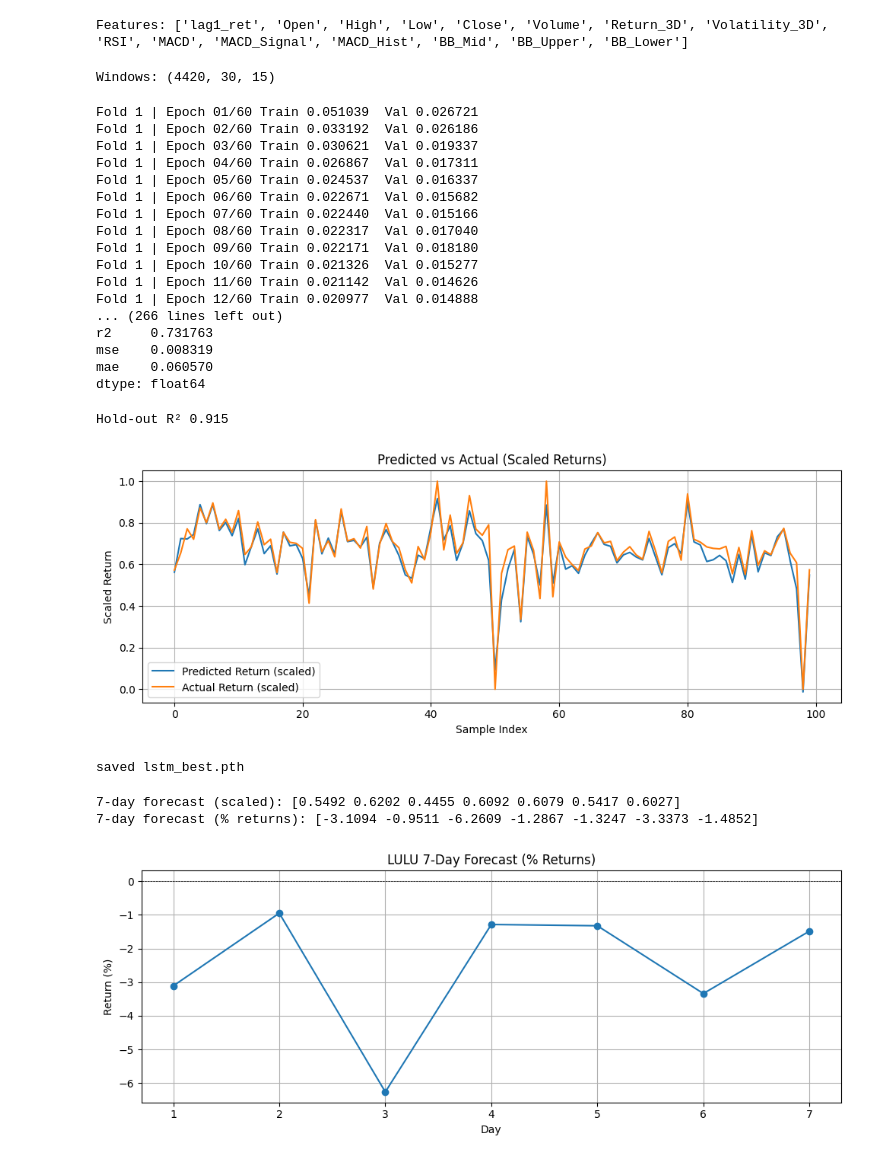
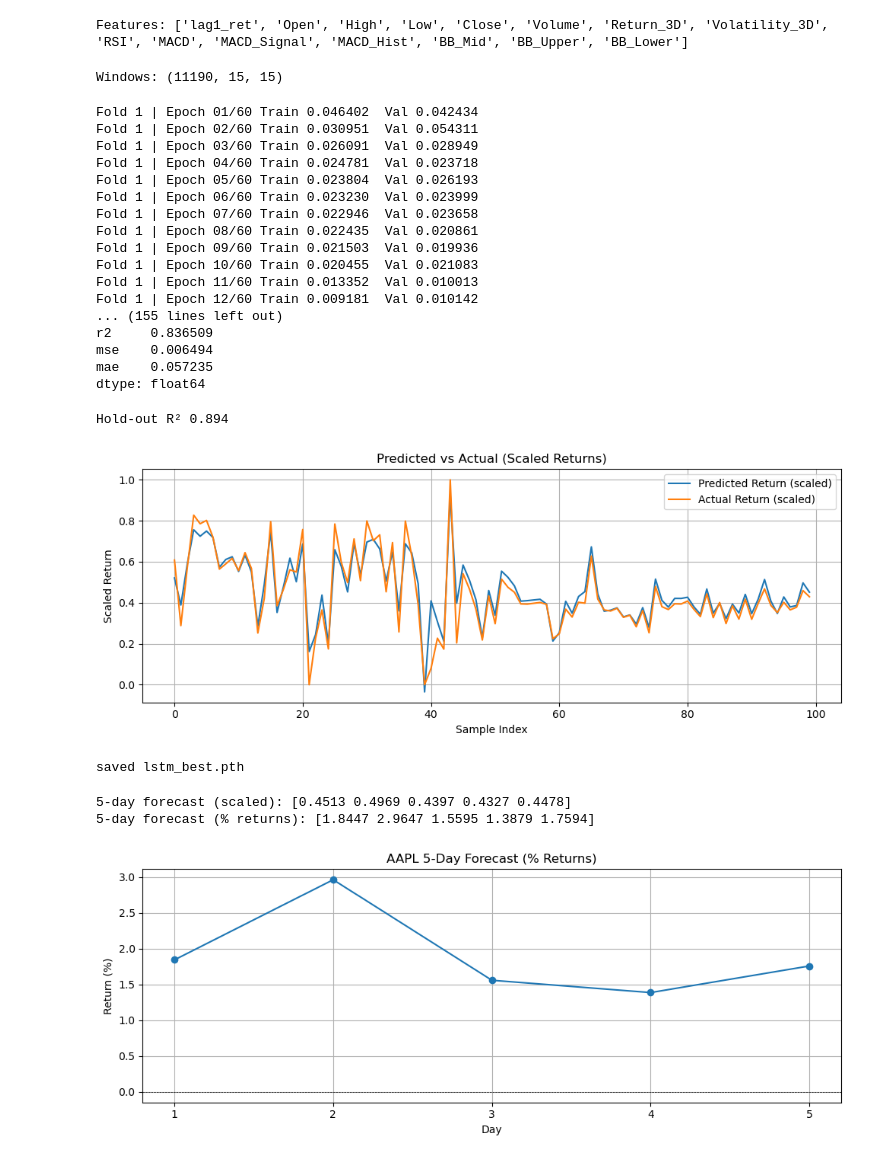
Before and after one commit to NolanMM/Capstones_Stock_Prediction, a Jupyter notebook: currentModels/Walk-Forward.ipynb, the cells around one changed output. Drawn from its saved outputs; the diff is of its cells as text; code cells hidden in the pictures.

```diff
--- a/currentModels/Walk-Forward.ipynb
+++ b/currentModels/Walk-Forward.ipynb
@@ -30,9 +30,10 @@ from sklearn.metrics import mean_squared_error, mean_absolute_error, r2_score
 import matplotlib.pyplot as plt
 from pandas.tseries.offsets import QuarterEnd
 from typing import Any
+import pyodbc
 
 
-WINDOW_SIZE  = 30          # sliding window length
+WINDOW_SIZE  = 15          # sliding window length
 EPOCHS       = 60
 BATCH        = 32
 HIDDEN_DIM   = 100
@@ -126,6 +217,6 @@ date,open,high,low,close,volume,Return_3D,Volatility_3D
 # %%
 
-df = pd.read_csv("data/LULU_full_history.csv", parse_dates=["date"])
+df = pd.read_csv("data/AAPL_full_history.csv", parse_dates=["date"])
 df = df.rename(columns={
     "open": "Open", "high": "High", "low": "Low",
     "close": "Close", "volume": "Volume"
@@ -202,7 +293,7 @@ X_all, y_all, scalers_q, df_scaled = prepare_data_quarterly_minmax(
 )
 print("Windows:", X_all.shape)
 # %% [output]
-Windows: (4420, 30, 15)
+Windows: (11190, 15, 15)
 # %%
 class StockDataset(Dataset):
     def __init__(self, X: Any, y: Any):
@@ -320,22 +411,22 @@ def walk_forward_minmax_verbose(
     return df_metrics
 wfv = walk_forward_minmax_verbose(X_all, y_all)
 # %% [output]
-Fold 1 | Epoch 01/60 Train 0.051039  Val 0.026721
-Fold 1 | Epoch 02/60 Train 0.033192  Val 0.026186
-Fold 1 | Epoch 03/60 Train 0.030621  Val 0.019337
-Fold 1 | Epoch 04/60 Train 0.026867  Val 0.017311
-Fold 1 | Epoch 05/60 Train 0.024537  Val 0.016337
-Fold 1 | Epoch 06/60 Train 0.022671  Val 0.015682
-Fold 1 | Epoch 07/60 Train 0.022440  Val 0.015166
-Fold 1 | Epoch 08/60 Train 0.022317  Val 0.017040
-Fold 1 | Epoch 09/60 Train 0.022171  Val 0.018180
-Fold 1 | Epoch 10/60 Train 0.021326  Val 0.015277
-Fold 1 | Epoch 11/60 Train 0.021142  Val 0.014626
-Fold 1 | Epoch 12/60 Train 0.020977  Val 0.014888
-... (266 lines left out)
-r2     0.731763
-mse    0.008319
-mae    0.060570
+Fold 1 | Epoch 01/60 Train 0.046402  Val 0.042434
+Fold 1 | Epoch 02/60 Train 0.030951  Val 0.054311
+Fold 1 | Epoch 03/60 Train 0.026091  Val 0.028949
+Fold 1 | Epoch 04/60 Train 0.024781  Val 0.023718
+Fold 1 | Epoch 05/60 Train 0.023804  Val 0.026193
+Fold 1 | Epoch 06/60 Train 0.023230  Val 0.023999
+Fold 1 | Epoch 07/60 Train 0.022946  Val 0.023658
+Fold 1 | Epoch 08/60 Train 0.022435  Val 0.020861
+Fold 1 | Epoch 09/60 Train 0.021503  Val 0.019936
+Fold 1 | Epoch 10/60 Train 0.020455  Val 0.021083
+Fold 1 | Epoch 11/60 Train 0.013352  Val 0.010013
+Fold 1 | Epoch 12/60 Train 0.009181  Val 0.010142
+... (155 lines left out)
+r2     0.836509
+mse    0.006494
+mae    0.057235
 dtype: float64
 # %%
 best_row = wfv.iloc[wfv["r2"].idxmax()] # type: ignore
@@ -368,8 +459,8 @@ plt.grid(True)
 plt.tight_layout()
 plt.show()
 # %% [output]
-Hold-out R² 0.915
+Hold-out R² 0.894
-[figure, old version]
+[figure, new version]
 # %%
 torch.save({
     "model_state":  best_row["model_state"],
@@ -382,7 +473,7 @@ print("saved lstm_best.pth")
 # %% [output]
 saved lstm_best.pth
 # %%
-forecastDays = 7
+forecastDays = 5
 
 def forecast_future_scaled(net, last_win_scaled, horizon):
     """
@@ -400,33 +491,33 @@ def forecast_future_scaled(net, last_win_scaled, horizon):
         new_row    = win[-1].copy()
         new_row[-1] = p
         win         = np.vstack([win[1:], new_row])
     return np.array(preds)
 
 last_window_scaled = X_all[-1]
 
 forecast_scaled = forecast_future_scaled(best_model, last_window_scaled, forecastDays)
 print(f"{forecastDays}-day forecast (scaled):", np.round(forecast_scaled, 4))
 
 q_last        = str(df_scaled.index[-1].to_period("Q"))
 mms           = scalers_q[q_last]
 scale, minv   = mms.data_max_[-1] - mms.data_min_[-1], mms.data_min_[-1]
 forecast_raw  = forecast_scaled * scale + minv
 forecast_pct  = forecast_raw * 100
 print(f"{forecastDays}-day forecast (% returns):", np.round(forecast_pct, 4))
 
 days = np.arange(1, forecastDays + 1)
 
 plt.figure(figsize=(10, 4))
 plt.plot(days, forecast_pct, marker='o', linestyle='-')
 plt.title(f"{TICKER} {forecastDays}-Day Forecast (% Returns)")
 plt.xlabel("Day")
 plt.ylabel("Return (%)")
 plt.xticks(days)
 plt.axhline(0, color='black', linewidth=0.5, linestyle='--')
 plt.grid(True)
 plt.tight_layout()
 plt.show()
 # %% [output]
-7-day forecast (scaled): [0.5492 0.6202 0.4455 0.6092 0.6079 0.5417 0.6027]
-7-day forecast (% returns): [-3.1094 -0.9511 -6.2609 -1.2867 -1.3247 -3.3373 -1.4852]
+5-day forecast (scaled): [0.4513 0.4969 0.4397 0.4327 0.4478]
+5-day forecast (% returns): [1.8447 2.9647 1.5595 1.3879 1.7594]
-[figure, old version]
+[figure, new version]
```
Also changed, not shown: parts of 3 cells of this notebook, 2 other files.
